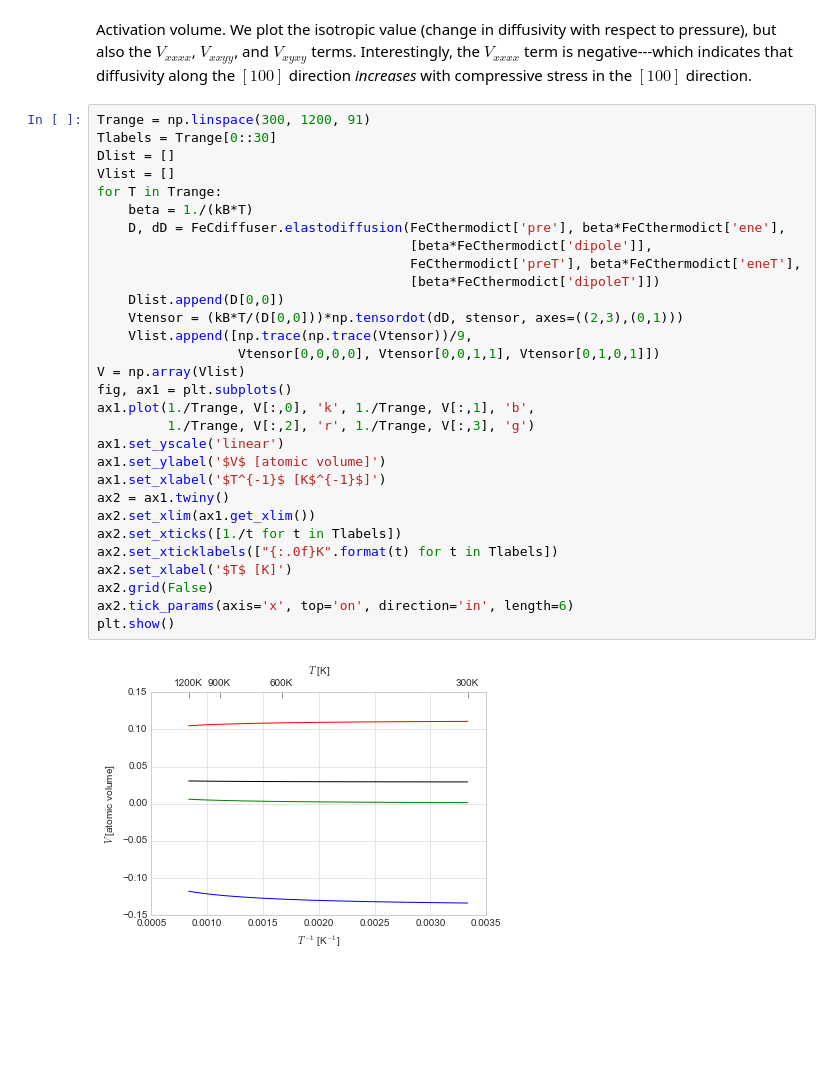
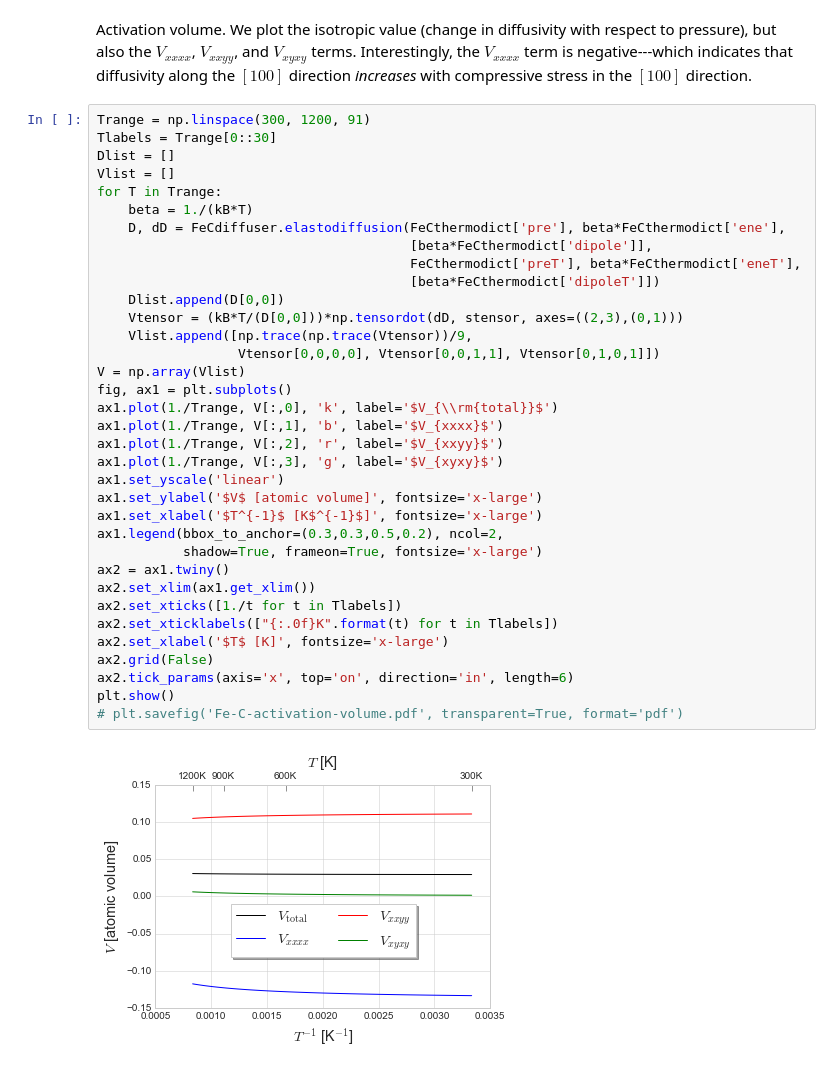
Before and after one commit to DallasTrinkle/Onsager, a Jupyter notebook: examples/Fe-C.ipynb, the cells around one changed output. Cells and saved outputs as stored; diff of their text form; blank space fills up the shorter version.

```diff
--- a/examples/Fe-C.ipynb
+++ b/examples/Fe-C.ipynb
@@ -153,32 +154,37 @@ Activation volume. We plot the isotropic value (change in diffusivity with respe
 # %%
 Trange = np.linspace(300, 1200, 91)
 Tlabels = Trange[0::30]
 Dlist = []
 Vlist = []
 for T in Trange:
     beta = 1./(kB*T)
     D, dD = FeCdiffuser.elastodiffusion(FeCthermodict['pre'], beta*FeCthermodict['ene'],
                                         [beta*FeCthermodict['dipole']],
                                         FeCthermodict['preT'], beta*FeCthermodict['eneT'],
                                         [beta*FeCthermodict['dipoleT']])
     Dlist.append(D[0,0])
     Vtensor = (kB*T/(D[0,0]))*np.tensordot(dD, stensor, axes=((2,3),(0,1)))
     Vlist.append([np.trace(np.trace(Vtensor))/9,
                   Vtensor[0,0,0,0], Vtensor[0,0,1,1], Vtensor[0,1,0,1]])
 V = np.array(Vlist)
 fig, ax1 = plt.subplots()
-ax1.plot(1./Trange, V[:,0], 'k', 1./Trange, V[:,1], 'b',
-         1./Trange, V[:,2], 'r', 1./Trange, V[:,3], 'g')
+ax1.plot(1./Trange, V[:,0], 'k', label='$V_{\\rm{total}}$')
+ax1.plot(1./Trange, V[:,1], 'b', label='$V_{xxxx}$')
+ax1.plot(1./Trange, V[:,2], 'r', label='$V_{xxyy}$')
+ax1.plot(1./Trange, V[:,3], 'g', label='$V_{xyxy}$')
 ax1.set_yscale('linear')
-ax1.set_ylabel('$V$ [atomic volume]')
-ax1.set_xlabel('$T^{-1}$ [K$^{-1}$]')
+ax1.set_ylabel('$V$ [atomic volume]', fontsize='x-large')
+ax1.set_xlabel('$T^{-1}$ [K$^{-1}$]', fontsize='x-large')
+ax1.legend(bbox_to_anchor=(0.3,0.3,0.5,0.2), ncol=2,
+           shadow=True, frameon=True, fontsize='x-large')
 ax2 = ax1.twiny()
 ax2.set_xlim(ax1.get_xlim())
 ax2.set_xticks([1./t for t in Tlabels])
 ax2.set_xticklabels(["{:.0f}K".format(t) for t in Tlabels])
-ax2.set_xlabel('$T$ [K]')
+ax2.set_xlabel('$T$ [K]', fontsize='x-large')
 ax2.grid(False)
 ax2.tick_params(axis='x', top='on', direction='in', length=6)
 plt.show()
+# plt.savefig('Fe-C-activation-volume.pdf', transparent=True, format='pdf')
 # %% [output]
-[figure, old version]
+[figure, new version]
```
Also changed, not shown: parts of 5 cells of this notebook.
